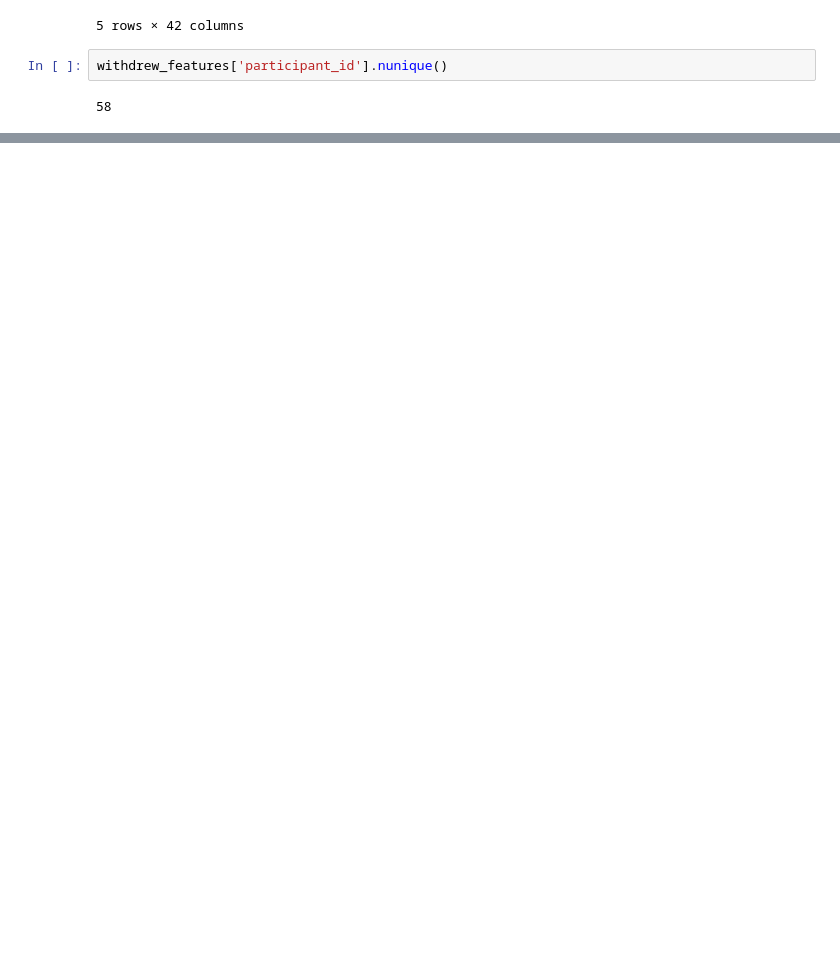
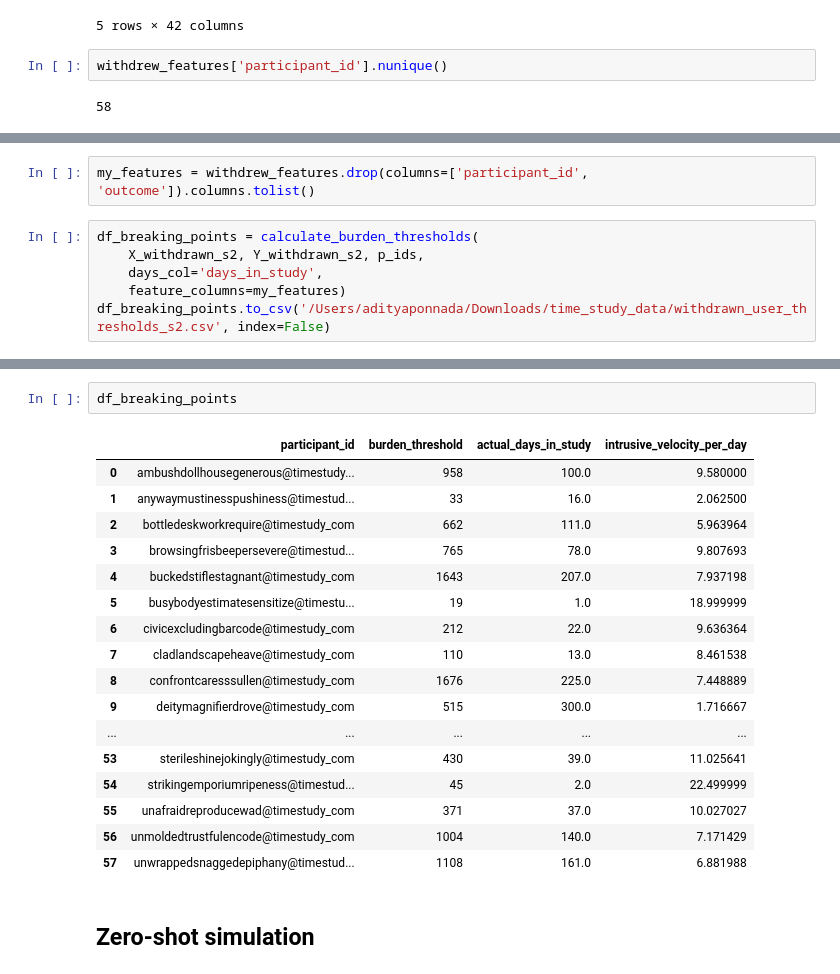
Before and after one commit to adityaponnada/real_time_prompting, a Jupyter notebook: withdrew_hybrid_eval.ipynb, the cells around one changed output, grey strips where cells are left out. Cells and saved outputs as stored; diff of their text form; blank space fills up the shorter version.

```diff
--- a/withdrew_hybrid_eval.ipynb
+++ b/withdrew_hybrid_eval.ipynb
@@ -325,0 +495,8 @@ withdrew_features['participant_id'].nunique()
+# %%
+my_features = withdrew_features.drop(columns=['participant_id', 'outcome']).columns.tolist()
+# %%
+df_breaking_points = calculate_burden_thresholds(
+    X_withdrawn_s2, Y_withdrawn_s2, p_ids,
+    days_col='days_in_study',
+    feature_columns=my_features)
+df_breaking_points.to_csv('/Users/adityaponnada/Downloads/time_study_data/withdrawn_user_thresholds_s2.csv', index=False)
@@ -325,0 +521,22 @@ withdrew_features['participant_id'].nunique()
+# %%
+df_breaking_points
+# %% [output]
+|  | participant_id | burden_threshold | actual_days_in_study | intrusive_velocity_per_day |
+| 0 | ambushdollhousegenerous@timestudy... | 958 | 100.0 | 9.580000 |
+| 1 | anywaymustinesspushiness@timestud... | 33 | 16.0 | 2.062500 |
+| 2 | bottledeskworkrequire@timestudy_com | 662 | 111.0 | 5.963964 |
+| 3 | browsingfrisbeepersevere@timestud... | 765 | 78.0 | 9.807693 |
+| 4 | buckedstiflestagnant@timestudy_com | 1643 | 207.0 | 7.937198 |
+| 5 | busybodyestimatesensitize@timestu... | 19 | 1.0 | 18.999999 |
+| 6 | civicexcludingbarcode@timestudy_com | 212 | 22.0 | 9.636364 |
+| 7 | cladlandscapeheave@timestudy_com | 110 | 13.0 | 8.461538 |
+| 8 | confrontcaresssullen@timestudy_com | 1676 | 225.0 | 7.448889 |
+| 9 | deitymagnifierdrove@timestudy_com | 515 | 300.0 | 1.716667 |
+| ... | ... | ... | ... | ... |
+| 53 | sterileshinejokingly@timestudy_com | 430 | 39.0 | 11.025641 |
+| 54 | strikingemporiumripeness@timestud... | 45 | 2.0 | 22.499999 |
+| 55 | unafraidreproducewad@timestudy_com | 371 | 37.0 | 10.027027 |
+| 56 | unmoldedtrustfulencode@timestudy_com | 1004 | 140.0 | 7.171429 |
+| 57 | unwrappedsnaggedepiphany@timestud... | 1108 | 161.0 | 6.881988 |
+# %% [markdown]
+## Zero-shot simulation
```
Also changed, not shown: parts of 12 cells of this notebook.
